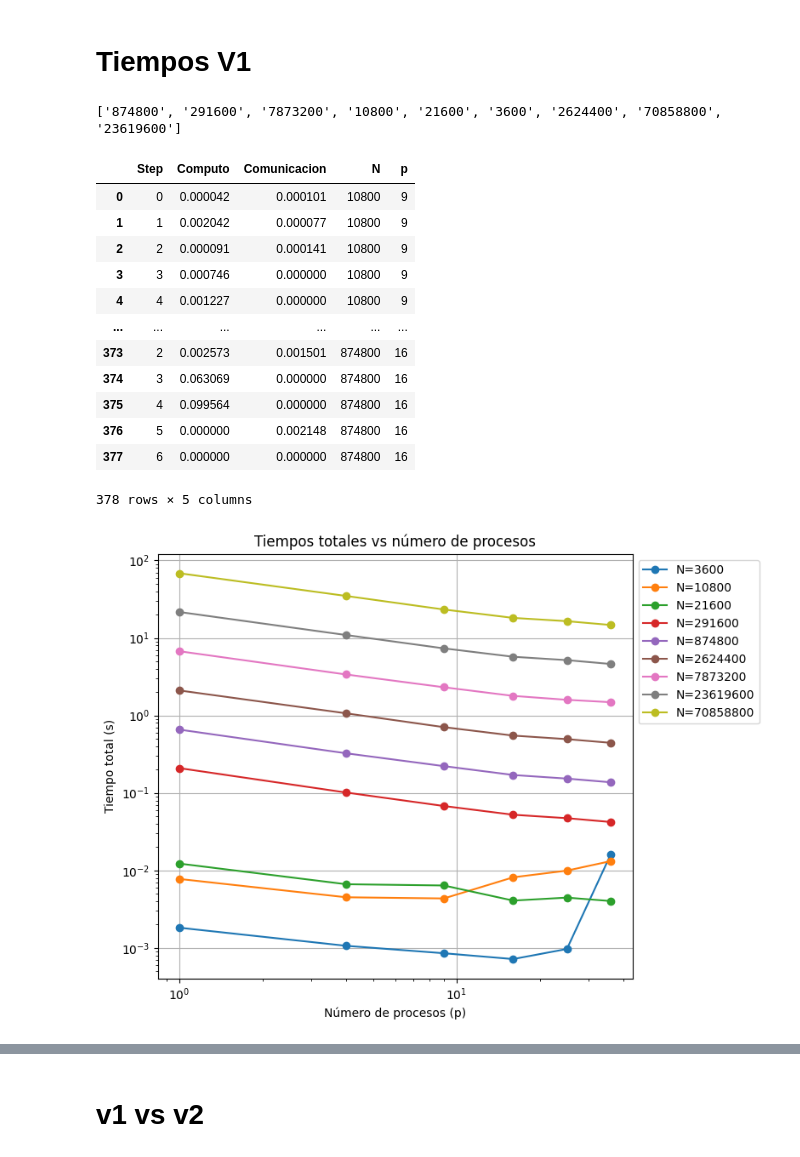
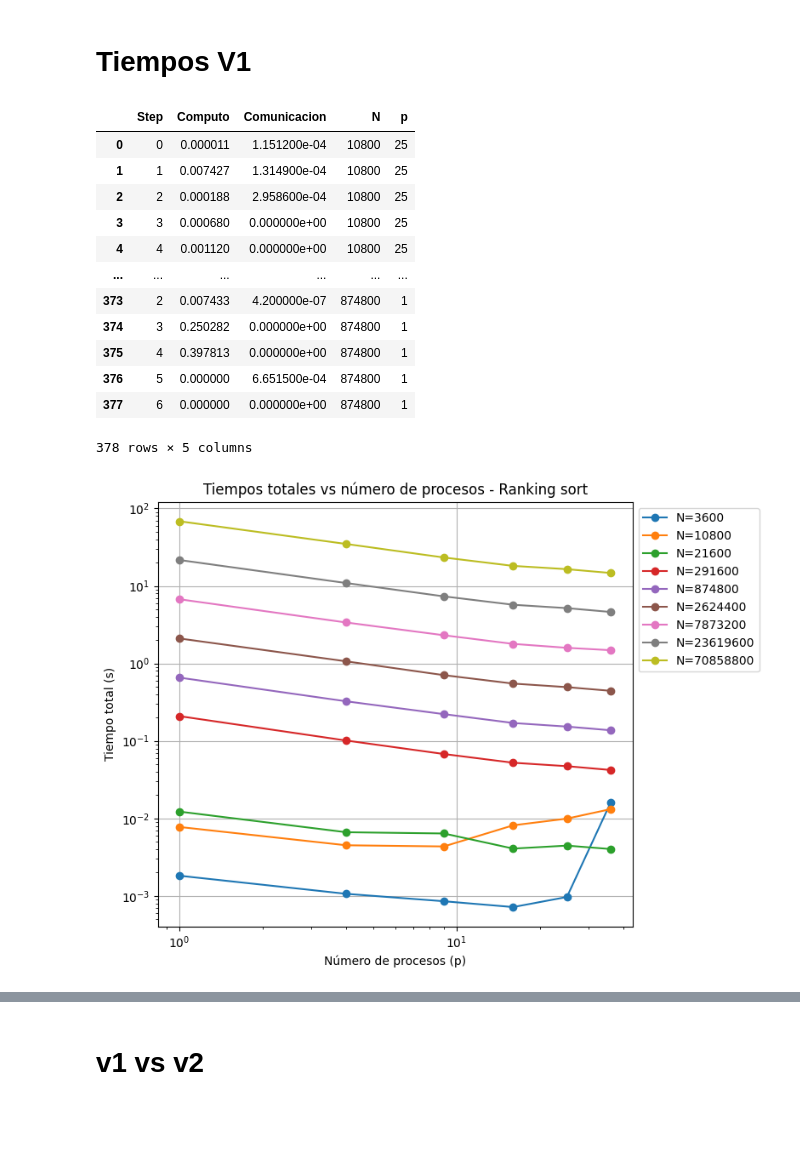
Before and after one commit to marcelino123455/ProyectoParalela, a Jupyter notebook: graficador.ipynb, the cells around one changed output, grey strips where cells are left out. Saved outputs shown, nothing was run; the diff lists cells and outputs as text; code cells hidden in the pictures; blank space fills up the shorter version.

```diff
--- a/graficador.ipynb
+++ b/graficador.ipynb
@@ -71,44 +59,28 @@ plt.show()
 # %% [markdown]
 # Tiempos V1
-# %%
-TIEMPOS_DIR = "./tiempos/v1"
-
-procesos = os.listdir(TIEMPOS_DIR)
-
-DATA_DIR = "./data"
-
-N_s = os.listdir(DATA_DIR)
-print(N_s)
-
-# print(procesos)
-
-all_data = []
-for p in procesos:
-    path_tiempos = os.path.join(TIEMPOS_DIR, p)
-    csv_path = os.path.join(path_tiempos, "tiempos.csv")
-    df = pd.read_csv(csv_path)
-    df['p'] = int(p)
-    all_data.append(df)
-
-
-df_all = pd.concat(all_data, ignore_index=True)
-display(df_all)
-# %% [output]
-['874800', '291600', '7873200', '10800', '21600', '3600', '2624400', '70858800', '23619600']
-|  | Step | Computo | Comunicacion | N | p |
-| 0 | 0 | 0.000042 | 0.000101 | 10800 | 9 |
-| 1 | 1 | 0.002042 | 0.000077 | 10800 | 9 |
-| 2 | 2 | 0.000091 | 0.000141 | 10800 | 9 |
-| 3 | 3 | 0.000746 | 0.000000 | 10800 | 9 |
-| 4 | 4 | 0.001227 | 0.000000 | 10800 | 9 |
-| ... | ... | ... | ... | ... | ... |
-| 373 | 2 | 0.002573 | 0.001501 | 874800 | 16 |
-| 374 | 3 | 0.063069 | 0.000000 | 874800 | 16 |
-| 375 | 4 | 0.099564 | 0.000000 | 874800 | 16 |
-| 376 | 5 | 0.000000 | 0.002148 | 874800 | 16 |
-| 377 | 6 | 0.000000 | 0.000000 | 874800 | 16 |
-378 rows × 5 columns
 # %%
+TIEMPOS_DIR = "./tiempos/v1"
+
+procesos = os.listdir(TIEMPOS_DIR)
+
+DATA_DIR = "./data"
+
+N_s = os.listdir(DATA_DIR)
+
+# print(procesos)
+
+all_data = []
+for p in procesos:
+    path_tiempos = os.path.join(TIEMPOS_DIR, p)
+    csv_path = os.path.join(path_tiempos, "tiempos.csv")
+    df = pd.read_csv(csv_path)
+    df['p'] = int(p)
+    all_data.append(df)
+
+
+df_all = pd.concat(all_data, ignore_index=True)
+display(df_all)
+
 df_filtered = df_all[df_all['Step'] != 6]
 df_filtered = df_filtered[df_filtered['Step'] != 0]
 df_filtered['Total'] = df_filtered['Computo'] + df_filtered['Comunicacion']
@@ -116,32 +88,45 @@ df_grouped = (
     df_filtered
     .groupby(['N', 'p'], as_index=False)[['Total']].sum()
 )
 
 unique_N = sorted(df_grouped['N'].unique())
 cmap = plt.get_cmap('tab10')
 colors = {N: cmap(i % 10) for i, N in enumerate(unique_N)}
 
 df_filtered = df_all[df_all['Step'] != 6]
 df_filtered = df_filtered[df_filtered['Step'] != 0]
 df_filtered['Total'] = df_filtered['Computo'] + df_filtered['Comunicacion']
 df_grouped = df_filtered.groupby(['N', 'p'], as_index=False)[['Total']].sum()
 
 plt.figure(figsize=(8, 6))
 
 for N, df_N in df_grouped.groupby('N'):
     plt.plot(df_N['p'], df_N['Total'],
              marker='o',
              label=f'N={N}',
              color=colors[N])
 
 plt.yscale('log')
 plt.xscale('log')
 plt.xlabel('Número de procesos (p)')
 plt.ylabel('Tiempo total (s)')
-plt.title('Tiempos totales vs número de procesos')
+plt.title('Tiempos totales vs número de procesos - Ranking sort')
 plt.legend(loc='upper left', bbox_to_anchor=(1.0, 1.0))
 plt.grid(True)
 plt.tight_layout()
 plt.show()
 # %% [output]
+|  | Step | Computo | Comunicacion | N | p |
+| 0 | 0 | 0.000011 | 1.151200e-04 | 10800 | 25 |
+| 1 | 1 | 0.007427 | 1.314900e-04 | 10800 | 25 |
+| 2 | 2 | 0.000188 | 2.958600e-04 | 10800 | 25 |
+| 3 | 3 | 0.000680 | 0.000000e+00 | 10800 | 25 |
+| 4 | 4 | 0.001120 | 0.000000e+00 | 10800 | 25 |
+| ... | ... | ... | ... | ... | ... |
+| 373 | 2 | 0.007433 | 4.200000e-07 | 874800 | 1 |
+| 374 | 3 | 0.250282 | 0.000000e+00 | 874800 | 1 |
+| 375 | 4 | 0.397813 | 0.000000e+00 | 874800 | 1 |
+| 376 | 5 | 0.000000 | 6.651500e-04 | 874800 | 1 |
+| 377 | 6 | 0.000000 | 0.000000e+00 | 874800 | 1 |
+378 rows × 5 columns
-[figure, old version]
+[figure, new version]
```
Also changed, not shown: parts of 6 cells of this notebook, 1 other file.
